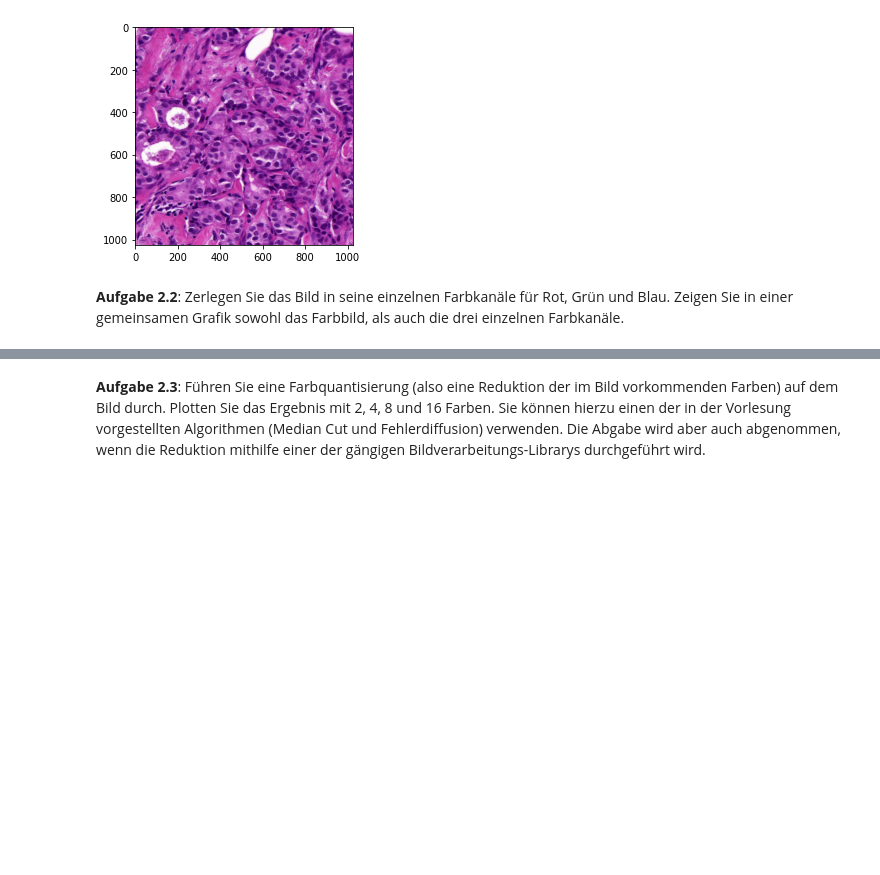
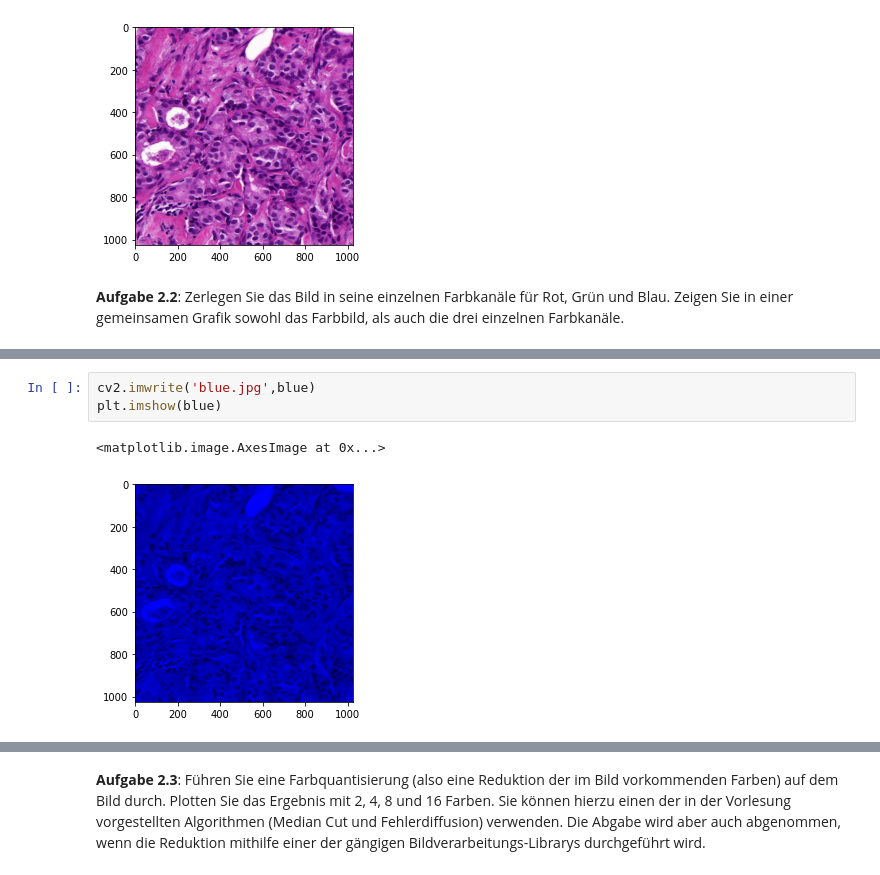
Before and after one commit to Jonalismus/Beleg_1_Bildverarbeitung, a Jupyter notebook: MBV - Bilddateien Bilddarstellung und Diskretisierung.ipynb, the cells around one changed output, grey strips where cells are left out. Saved outputs shown, nothing was run; the diff lists cells and outputs as text; blank space fills up the shorter version.

```diff
--- a/MBV - Bilddateien Bilddarstellung und Diskretisierung.ipynb
+++ b/MBV - Bilddateien Bilddarstellung und Diskretisierung.ipynb
@@ -130,0 +162,6 @@ plt.imshow(mamma2)
+# %%
+cv2.imwrite('blue.jpg',blue)
+plt.imshow(blue)
+# %% [output]
+<matplotlib.image.AxesImage at 0x...>
+[figure, added]
```
Also changed, not shown: parts of 5 cells of this notebook, 4 other files.
